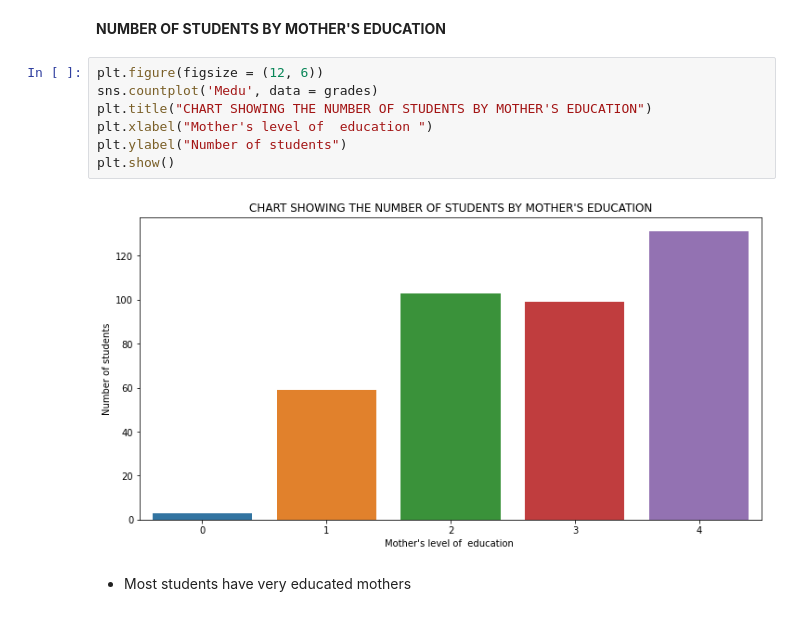
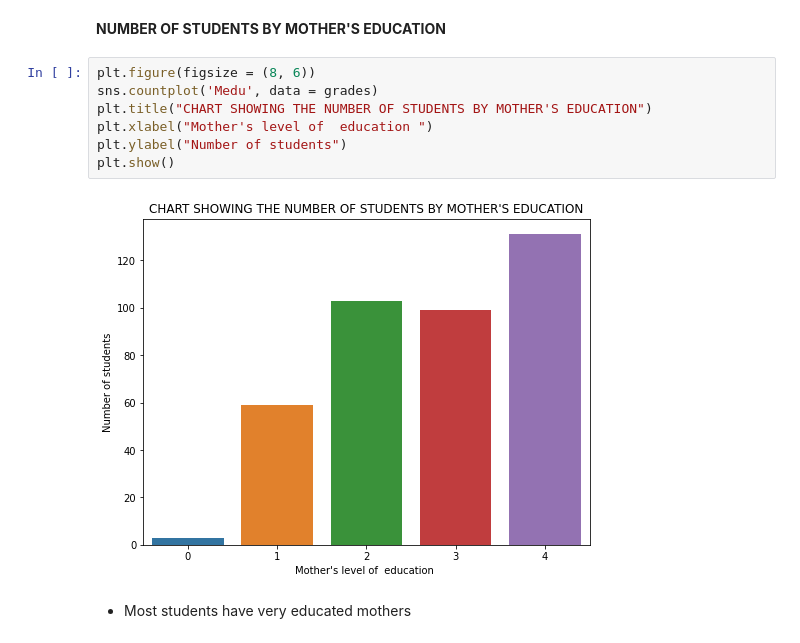
Before and after one commit to devchoplife/Students-grades, a Jupyter notebook: portuguese_students_grade_analysis.ipynb, the cells around one changed output. Cells and saved outputs as stored; diff of their text form.

```diff
--- a/portuguese_students_grade_analysis.ipynb
+++ b/portuguese_students_grade_analysis.ipynb
@@ -353,14 +353,14 @@ plt.show()
 # %% [markdown]
 **NUMBER OF STUDENTS BY MOTHER'S EDUCATION**
 # %%
-plt.figure(figsize = (12, 6))
+plt.figure(figsize = (8, 6))
 sns.countplot('Medu', data = grades)
 plt.title("CHART SHOWING THE NUMBER OF STUDENTS BY MOTHER'S EDUCATION")
 plt.xlabel("Mother's level of  education ")
 plt.ylabel("Number of students")
 plt.show()
 # %% [output]
-[figure, old version]
+[figure, new version]
 # %% [markdown]
 * Most students have very educated mothers
 # %% [markdown]
```
Also changed, not shown: parts of 9 cells of this notebook.
